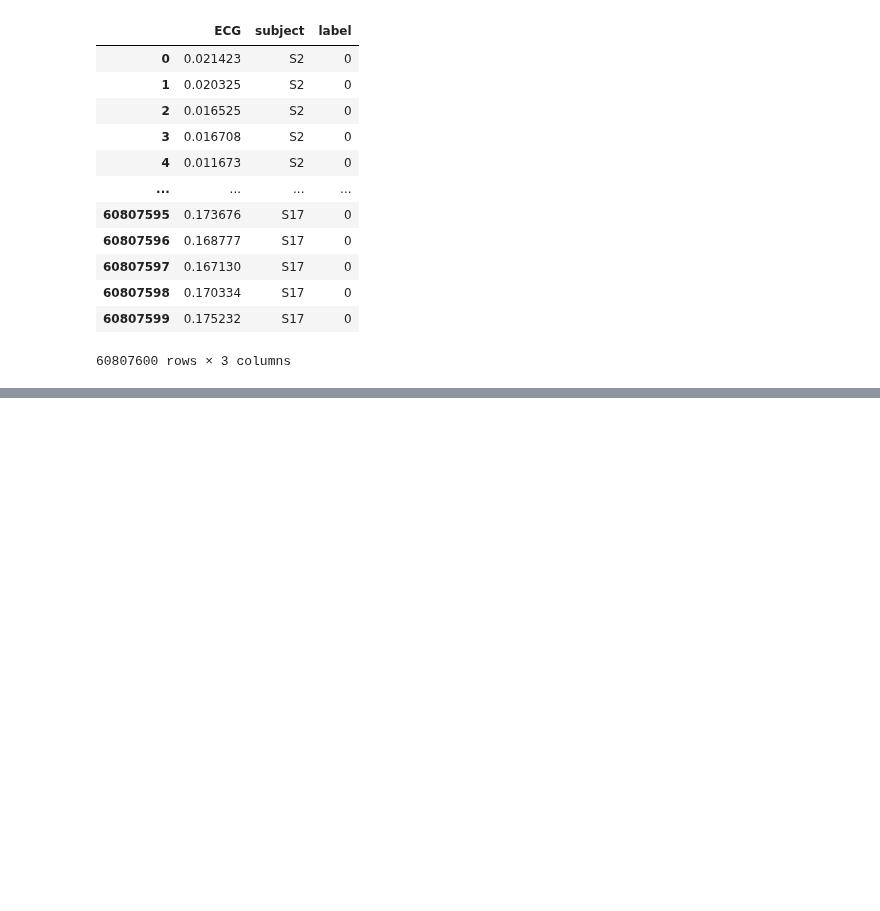
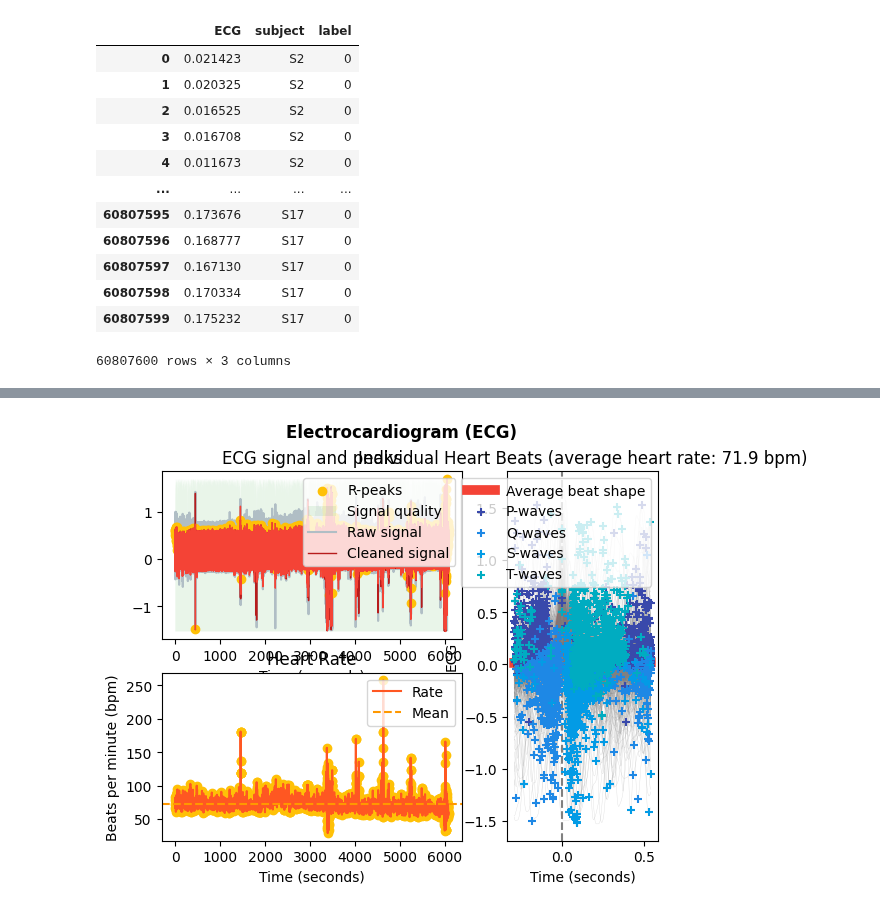
Before and after one commit to invisible-illness-project/lamina, a Jupyter notebook: notebook_experiments/ecg.ipynb, the cells around one changed output, grey strips where cells are left out. Drawn from its saved outputs; the diff is of its cells as text; code cells hidden in the pictures; blank space fills up the shorter version.

Commit message:
feat: various processes using neurokit2

```diff
--- a/notebook_experiments/ecg.ipynb
+++ b/notebook_experiments/ecg.ipynb
@@ -348,4 +131,0 @@ post_mad_values_on_bandpass = mad(post_bandpass_ecg_values, 3)
-# %%
-s2_df['Post MAD (on ECG)'] = post_mad_values_on_ecg
-s2_df['Post MAD (on Bandpass)'] = post_mad_values_on_bandpass
-s2_df
@@ -375,0 +132,3 @@ See the caveats in the documentation: https://pandas.pydata.org/pandas-docs/stab
+# %%
+s2_values = s2_df['ECG'].values
+s2_values
@@ -375,0 +138,4 @@ See the caveats in the documentation: https://pandas.pydata.org/pandas-docs/stab
+# %%
+s2_sigals_and_rpeaks = nk.ecg_process(s2_values, 700)
+s2_sigals_df = s2_sigals_and_rpeaks[0]
+rpeaks = s2_sigals_and_rpeaks[1]
@@ -375,0 +158,4 @@ See the caveats in the documentation: https://pandas.pydata.org/pandas-docs/stab
+# %%
+nk.ecg_plot(s2_sigals_df, rpeaks)
+# %% [output]
+[figure, added]
```
Also changed, not shown: parts of 24 cells of this notebook.
